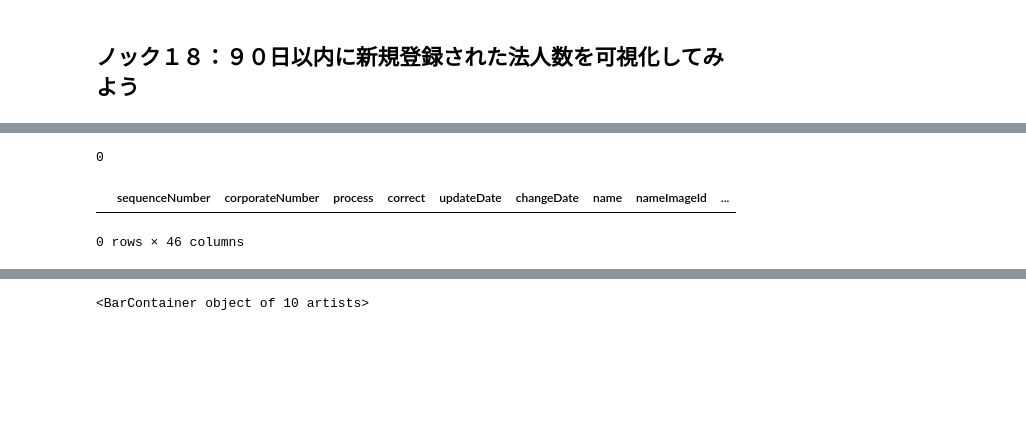
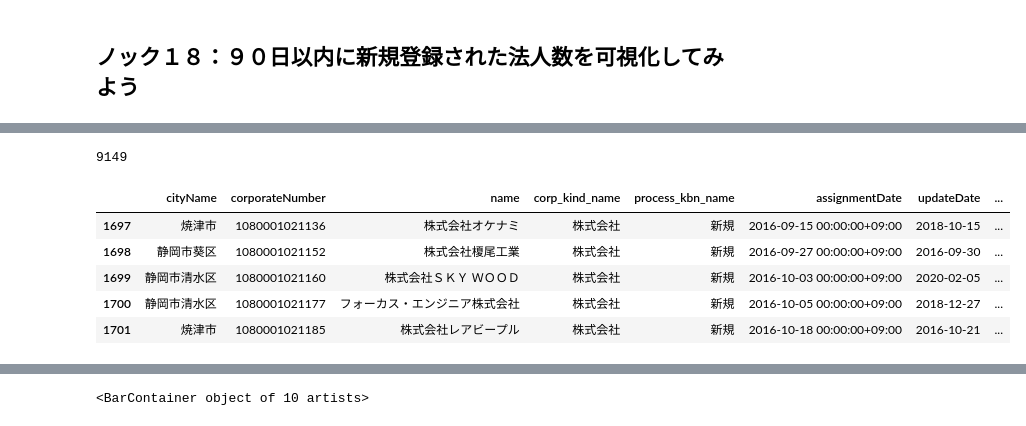
Before and after one commit to shake345/Python100knock, a Jupyter notebook: 1章_加工.ipynb, the cells around one changed output, grey strips where cells are left out. Drawn from its saved outputs; the diff is of its cells as text; code cells hidden in the pictures; blank space fills up the shorter version.

```diff
--- a/1章_加工.ipynb
+++ b/1章_加工.ipynb
@@ -1069,12 +1067,16 @@ data.head()
 # %%
-delta = pd.Timedelta(850, 'days')
-tmp = data.loc[(base_time - data['assignmentDate'] <= delta)]
+delta = pd.Timedelta(3450, 'days')
+tmp = data.loc[(data['process_kbn_name'] == '新規') & (base_time - data['assignmentDate'] <= delta)]
 print(len(tmp))
 tmp.head()
 # %% [output]
-0
+9149
-|  | sequenceNumber | corporateNumber | process | correct | updateDate | changeDate | name | nameImageId | ... |
+|  | cityName | corporateNumber | name | corp_kind_name | process_kbn_name | assignmentDate | updateDate | ... |
+| 1697 | 焼津市 | 1080001021136 | 株式会社オケナミ | 株式会社 | 新規 | 2016-09-15 00:00:00+09:00 | 2018-10-15 | ... |
+| 1698 | 静岡市葵区 | 1080001021152 | 株式会社榎尾工業 | 株式会社 | 新規 | 2016-09-27 00:00:00+09:00 | 2016-09-30 | ... |
+| 1699 | 静岡市清水区 | 1080001021160 | 株式会社ＳＫＹ ＷＯＯＤ | 株式会社 | 新規 | 2016-10-03 00:00:00+09:00 | 2020-02-05 | ... |
+| 1700 | 静岡市清水区 | 1080001021177 | フォーカス・エンジニア株式会社 | 株式会社 | 新規 | 2016-10-05 00:00:00+09:00 | 2018-12-27 | ... |
+| 1701 | 焼津市 | 1080001021185 | 株式会社レアビープル | 株式会社 | 新規 | 2016-10-18 00:00:00+09:00 | 2016-10-21 | ... |
-0 rows × 46 columns
 # %%
 tmp = tmp.groupby('cityName').size()
 tmp.sort_values(inplace=True, ascending=False)
```
Also changed, not shown: parts of 4 cells of this notebook.
